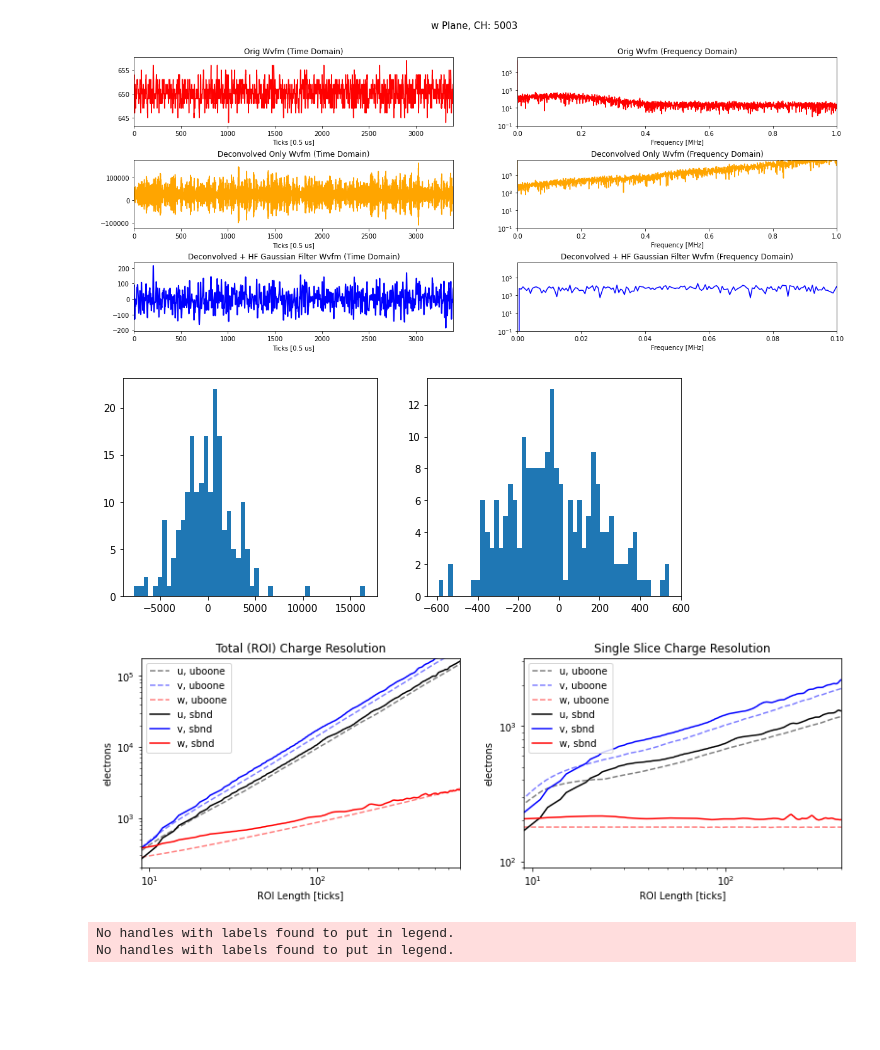
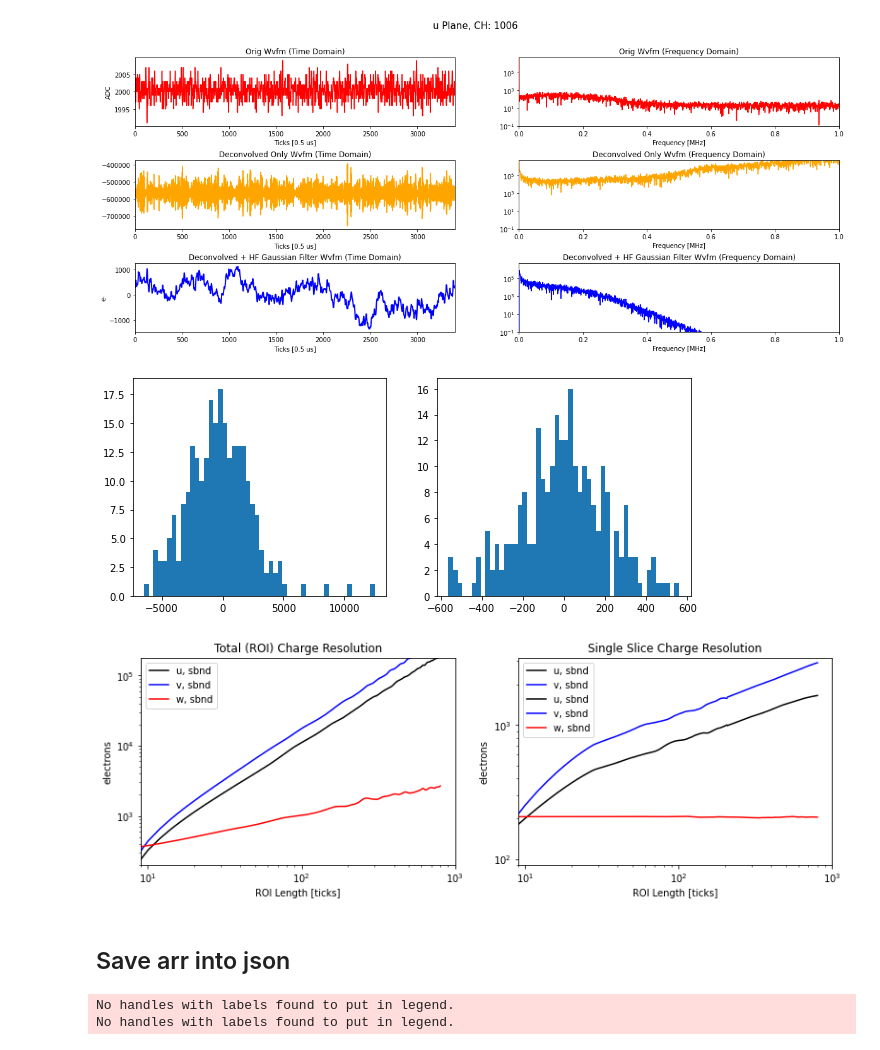
Before and after one commit to lynnt-uchicago/my_larsoft, a Jupyter notebook: v09_78_04/wirecell/charge_error/charge_error.ipynb, the cells around one changed output. Saved outputs shown, nothing was run; the diff lists cells and outputs as text; code cells hidden in the pictures; blank space fills up the shorter version.

Commit message:
add creating the json and performing a two part smoothing

```diff
--- a/v09_78_04/wirecell/charge_error/charge_error.ipynb
+++ b/v09_78_04/wirecell/charge_error/charge_error.ipynb
@@ -29,8 +29,8 @@ def gaussian_filter(f,a):
     return np.where(f!=0, np.exp(-0.5*(abs(f)/a)**2),0)
     # return np.exp(-0.5*(abs(f)/a)**2)
 # %%
-plane = "w"
-ch_num= 5003
+plane = "u"
+ch_num= 1006
 # %%
 fig, axes = plt.subplots(3,2,figsize=(20,8))
 plt.subplots_adjust(hspace=0.5)
@@ -46,6 +46,7 @@ axes[0][0].plot(tk,orig_adc,color="red")
 axes[0][0].set_title("Orig Wvfm (Time Domain)")
 axes[0][0].set_xlabel("Ticks [0.5 us]")
 axes[0][0].set_xlim(xmin,xmax)
+axes[0][0].set_ylabel("ADC")
 orig_xf = fftfreq(orig_adc.size,0.5)
 orig_yf = fft(orig_adc)
 axes[0][1].plot(fftshift(orig_xf),fftshift(abs(orig_yf)),color="red")
@@ -76,8 +77,9 @@ axes[2][0].plot(tk,(ifft(gaussian_filter(dec_xf,gaus_sigma)*dec_yf).real),lw=2,c
 axes[2][0].set_title("Deconvolved + HF Gaussian Filter Wvfm (Time Domain)")
 axes[2][0].set_xlabel("Ticks [0.5 us]")
 axes[2][0].set_xlim(xmin,xmax)
+axes[2][0].set_ylabel("e-")
 axes[2][1].plot(fftshift(dec_xf),fftshift(abs(gaussian_filter(dec_xf,gaus_sigma)*dec_yf)),color="blue")
-axes[2][1].set_xlim(0,0.1)
+axes[2][1].set_xlim(0,1.0)
 axes[2][1].set_ylim(1e-1,5e6)
 axes[2][1].set_yscale("log")
 axes[2][1].set_title("Deconvolved + HF Gaussian Filter Wvfm (Frequency Domain)")
@@ -86,7 +88,7 @@ axes[2][1].set_xlabel("Frequency [MHz]")
 plt.suptitle(plane+" Plane, CH: "+str(ch_num),fontsize=15)
 plt.show()
 # %% [output]
-[figure, old version]
+[figure, new version]
 # %%
 # roi_array = np.logspace(0.95,2.95,100,dtype=int)
 roi_array = np.linspace(8,800,198*2,dtype=int)
@@ -181,7 +183,7 @@ axes[0].hist(roi_charge_arr,bins=50)
 axes[1].hist(slc_charge_arr,bins=50)
 plt.show()
 # %% [output]
-[figure, old version]
+[figure, new version]
 # %%
 # read csv file
 uboone_roi_u = np.loadtxt("uboone_roi_u.csv",delimiter=",")
@@ -192,53 +194,62 @@ uboone_slc_u = np.loadtxt("uboone_slc_u.csv",delimiter=",")
 uboone_slc_v = np.loadtxt("uboone_slc_v.csv",delimiter=",")
 uboone_slc_w = np.loadtxt("uboone_slc_w.csv",delimiter=",")
 # %%
-window = 21
-order = 2
+ind_window = 21
+ind_order = 2
+
+col_window = 15
+col_order = 1
 
 fig, axes = plt.subplots(1,2,figsize=(13,4))
 plt.subplots_adjust(hspace=0.6)
 # axes[0].plot(roi_array,roi_reso[0],alpha=0.5,label="u",color="black")
 # axes[0].plot(roi_array,roi_reso[1],alpha=0.5,label="v",color="blue")
 # axes[0].plot(roi_array,roi_reso[2],alpha=0.5,label="w",color="red")
-axes[0].plot(uboone_roi_u[:,0],uboone_roi_u[:,1],"--",alpha=0.5,color="black",label="u, uboone")
-axes[0].plot(uboone_roi_v[:,0],uboone_roi_v[:,1],"--",alpha=0.5,color="blue",label="v, uboone")
-axes[0].plot(uboone_roi_w[:,0],uboone_roi_w[:,1],"--",alpha=0.5,color="red",label="w, uboone")
-roi_reso_u_sf = savgol_filter(savgol_filter(roi_reso[0], window, order),21,2)
-roi_reso_v_sf = savgol_filter(savgol_filter(roi_reso[1], window, order),21,2)
-roi_reso_w_sf = savgol_filter(savgol_filter(roi_reso[2], window, order),21,2)
+# axes[0].plot(uboone_roi_u[:,0],uboone_roi_u[:,1],"--",alpha=0.5,color="black",label="u, uboone")
+# axes[0].plot(uboone_roi_v[:,0],uboone_roi_v[:,1],"--",alpha=0.5,color="blue",label="v, uboone")
+# axes[0].plot(uboone_roi_w[:,0],uboone_roi_w[:,1],"--",alpha=0.5,color="red",label="w, uboone")
+roi_reso_u_sf = savgol_filter(savgol_filter(roi_reso[0], ind_window, ind_order),21,2)
+roi_reso_v_sf = savgol_filter(savgol_filter(roi_reso[1], ind_window, ind_order),21,2)
+roi_reso_w_sf = savgol_filter(savgol_filter(roi_reso[2], col_window, col_order),21,2)
 axes[0].plot(roi_array,roi_reso_u_sf,label="u, sbnd",color="black")
 axes[0].plot(roi_array,roi_reso_v_sf,label="v, sbnd",color="blue")
 axes[0].plot(roi_array,roi_reso_w_sf,label="w, sbnd",color="red")
 axes[0].legend()
 axes[0].set_xscale("log")
 axes[0].set_yscale("log")
 axes[0].set_title("Total (ROI) Charge Resolution")
 axes[0].set_xlabel("ROI Length [ticks]")
 axes[0].set_ylabel("electrons")
-axes[0].set_xlim(9,700)
+axes[0].set_xlim(9,1e3)
 axes[0].set_ylim(200,1.8e5)
 
+col_window = 51
+col_order = 0
 # axes[1].plot(roi_array,slc_reso[0],alpha=0.5,label="u",color="black")
 # axes[1].plot(roi_array,slc_reso[1],alpha=0.5,label="v",color="blue")
 # axes[1].plot(roi_array,slc_reso[2],alpha=0.5,label="w",color="red")
-axes[1].plot(uboone_slc_u[:,0],uboone_slc_u[:,1],"--",alpha=0.5,color="black",label="u, uboone")
-axes[1].plot(uboone_slc_v[:,0],uboone_slc_v[:,1],"--",alpha=0.5,color="blue",label="v, uboone")
-axes[1].plot(uboone_slc_w[:,0],uboone_slc_w[:,1],"--",alpha=0.5,color="red",label="w, uboone")
-slc_reso_u_sf = savgol_filter(savgol_filter(slc_reso[0], window, order),21,2)
-slc_reso_v_sf = savgol_filter(savgol_filter(slc_reso[1], window, order),21,2)
-slc_reso_w_sf = savgol_filter(savgol_filter(slc_reso[2], window, order),21,2)
-axes[1].plot(roi_array,slc_reso_u_sf,label="u, sbnd",color="black")
-axes[1].plot(roi_array,slc_reso_v_sf,label="v, sbnd",color="blue")
+# axes[1].plot(uboone_slc_u[:,0],uboone_slc_u[:,1],"--",alpha=0.5,color="black",label="u, uboone")
+# axes[1].plot(uboone_slc_v[:,0],uboone_slc_v[:,1],"--",alpha=0.5,color="blue",label="v, uboone")
+# axes[1].plot(uboone_slc_w[:,0],uboone_slc_w[:,1],"--",alpha=0.5,color="red",label="w, uboone")
+slc_reso_u_sf = savgol_filter(savgol_filter(slc_reso[0], ind_window, ind_order),21,2)
+slc_reso_v_sf = savgol_filter(savgol_filter(slc_reso[1], ind_window, ind_order),21,2)
+slc_reso_w_sf = savgol_filter(savgol_filter(slc_reso[2], col_window, col_order),21,2)
+axes[1].plot(roi_array[:100],savgol_filter(savgol_filter(slc_reso[0][:100], 11, 2), 21,2),label="u, sbnd",color="black")
+axes[1].plot(roi_array[:100],savgol_filter(savgol_filter(slc_reso[1][:100], 11, 2), 21,2),label="v, sbnd",color="blue")
+axes[1].plot(roi_array[100:],savgol_filter(savgol_filter(slc_reso[0][100:], 51, 1), 51,1),label="u, sbnd",color="black")
+axes[1].plot(roi_array[100:],savgol_filter(savgol_filter(slc_reso[1][100:], 51, 1), 51,1),label="v, sbnd",color="blue")
 axes[1].plot(roi_array,slc_reso_w_sf,label="w, sbnd",color="red")
 axes[1].legend()
 axes[1].set_xscale("log")
 axes[1].set_yscale("log")
 axes[1].set_title("Single Slice Charge Resolution")
 axes[1].set_xlabel("ROI Length [ticks]")
 axes[1].set_ylabel("electrons")
-axes[1].set_xlim(9,400)
+axes[1].set_xlim(9,1e3)
 axes[1].set_ylim(9e1,3.2e3)
 
 plt.show()
 # %% [output]
-[figure, old version]
+[figure, new version]
+# %% [markdown]
+## Save arr into json
```
Also changed, not shown: parts of 3 cells of this notebook.
